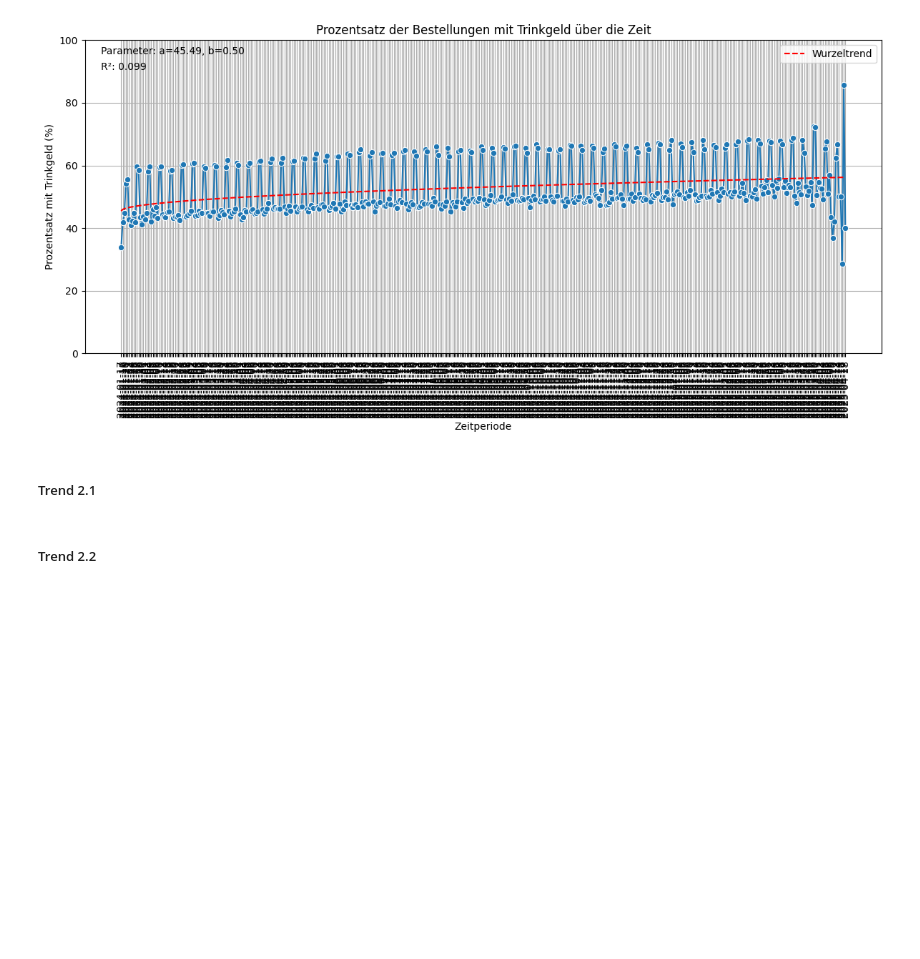
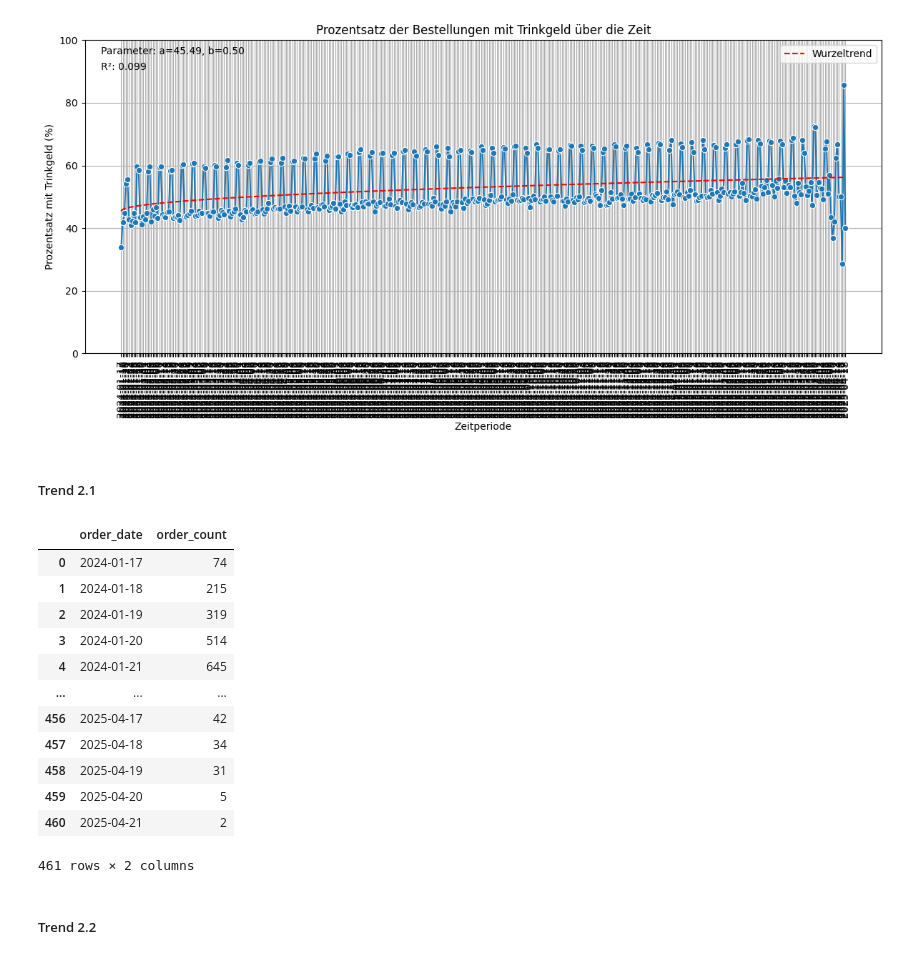
Before and after one commit to tobiiu/DABI-2, a Jupyter notebook: nebenfunktionen2.ipynb, the cells around one changed output. Cells and saved outputs as stored; diff of their text form; code cells hidden in the pictures; blank space fills up the shorter version.

```diff
--- a/nebenfunktionen2.ipynb
+++ b/nebenfunktionen2.ipynb
@@ -433,33 +433,50 @@ def plot_trend_curve(tip_percentage: pd.DataFrame, y_pred: np.ndarray, r_squared
     plt.ylim(0, 100)
     plt.xticks(rotation=90)
     plt.grid(True)
     plt.legend()
     plt.tight_layout()
     plt.show()
 
 def plot_daily_order_counts(orders: pd.DataFrame) -> None:
     """
     Berechnet und visualisiert die Anzahl der Bestellungen pro Tag.
 
     Parameters:
     - orders (pd.DataFrame): DataFrame mit ['order_id', 'user_id', 'order_date']
     """
     df = orders[['order_date']].copy()
     df['order_date'] = pd.to_datetime(df['order_date'])
     daily_counts = df.groupby(df['order_date'].dt.date)['order_date'].count().reset_index(name='order_count')
     daily_counts['order_date'] = pd.to_datetime(daily_counts['order_date']).dt.strftime('%Y-%m-%d')
     daily_counts['is_weekend'] = pd.to_datetime(daily_counts['order_date']).dt.dayofweek.isin([5, 6])
     plt.figure(figsize=(12, 6))
     sns.lineplot(data=daily_counts, x='order_date', y='order_count', marker='o', hue='is_weekend', palette={False: 'blue', True: 'orange'})
     plt.title('Anzahl der Bestellungen pro Tag')
     plt.xlabel('Datum')
     plt.ylabel('Anzahl der Bestellungen')
     plt.xticks(rotation=90)
     plt.grid(True)
     # Entferne manuelle labels, lass Seaborn die Legende automatisch generieren
     plt.legend(title='Wochenende')
     plt.tight_layout()
     plt.show()
+
+#Anzahl Bestellungen pro Tag
+orders[['order_date']].groupby(orders['order_date'].dt.date)['order_date'].count().reset_index(name='order_count')
+# %% [output]
+|  | order_date | order_count |
+| 0 | 2024-01-17 | 74 |
+| 1 | 2024-01-18 | 215 |
+| 2 | 2024-01-19 | 319 |
+| 3 | 2024-01-20 | 514 |
+| 4 | 2024-01-21 | 645 |
+| ... | ... | ... |
+| 456 | 2025-04-17 | 42 |
+| 457 | 2025-04-18 | 34 |
+| 458 | 2025-04-19 | 31 |
+| 459 | 2025-04-20 | 5 |
+| 460 | 2025-04-21 | 2 |
+461 rows × 2 columns
 # %% [markdown]
 ##### Trend 2.2
 # %%
```
Also changed, not shown: parts of 2 cells of this notebook.
